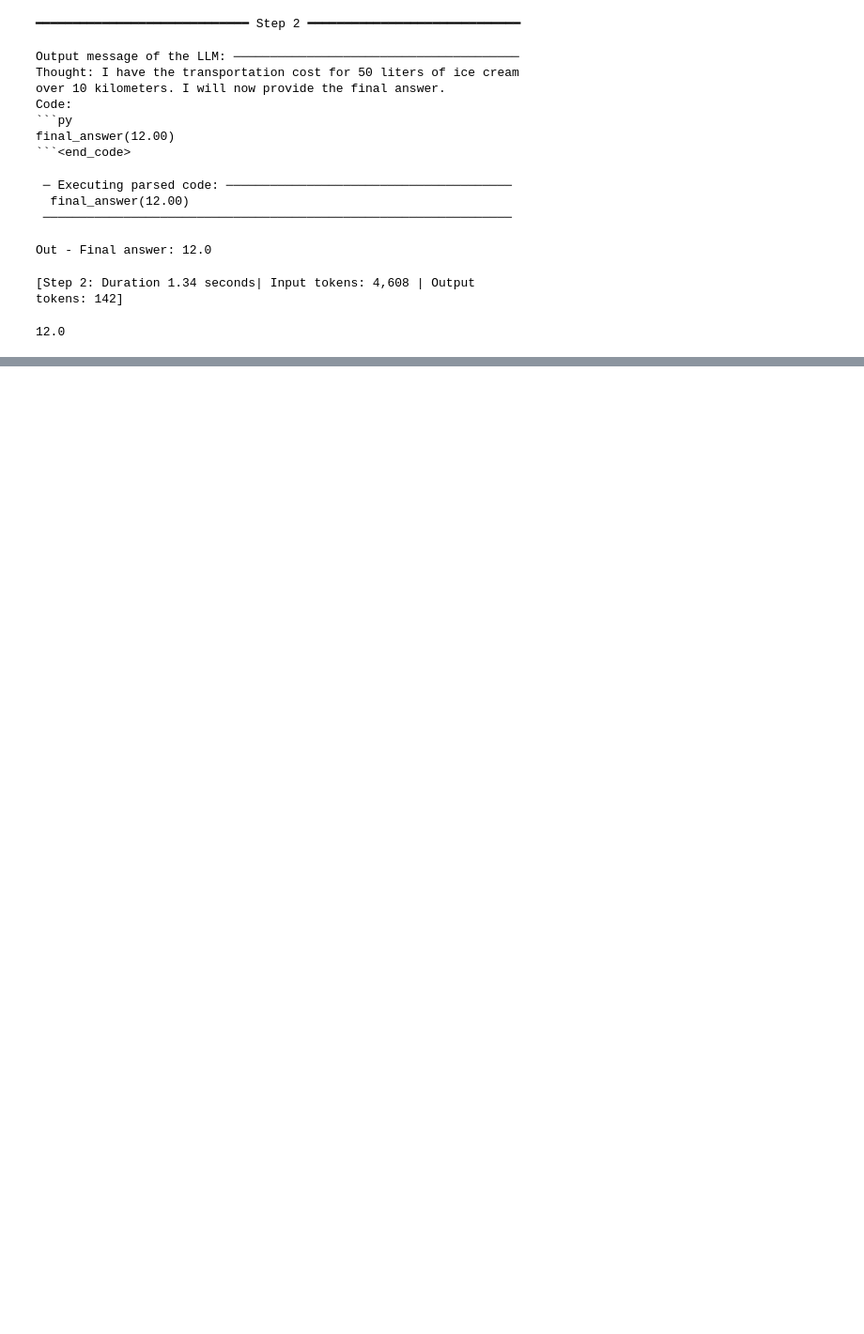
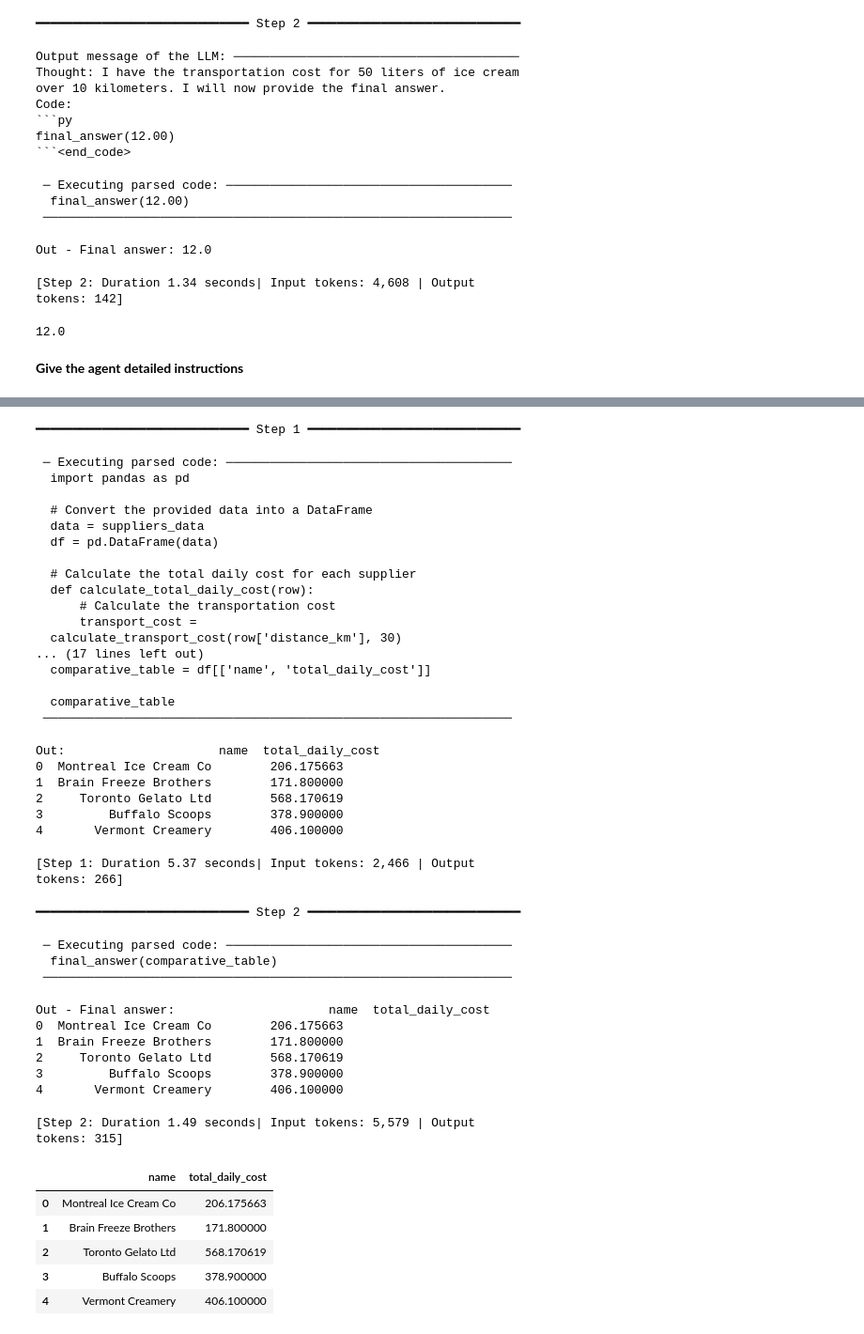
Before and after one commit to maghaeef/Code-Agents-HuggingFace, a Jupyter notebook: code_agent_ice_cream_suppliers.ipynb, the cells around one changed output, grey strips where cells are left out. Shown at 94% size. Saved outputs shown, nothing was run; the diff lists cells and outputs as text; code cells hidden in the pictures; blank space fills up the shorter version.

Commit message:
finalized the example of the ice cream truck code agent

```diff
--- a/code_agent_ice_cream_suppliers.ipynb
+++ b/code_agent_ice_cream_suppliers.ipynb
@@ -209,3 +209,18 @@ Out - Final answer: 12.0
 [Step 2: Duration 1.34 seconds| Input tokens: 4,608 | Output
 tokens: 142]
 12.0
+# %% [markdown]
+**Give the agent detailed instructions**
+# %%
+task = """Here is a dataframe of different ice cream suppliers.
+Could you give me a comparative table (as a dataframe) of the total
+daily price for getting daily ice cream delivery from each of them,
+given that we need exactly 30 liters of ice cream per day? Take
+into account transportation cost and tariffs.
+"""
+agent.logger.level = 1 # Lower verbosity level
+agent.run(
+    task,
+    additional_args={"suppliers_data": suppliers_df, "data_description": data_description},
+)
+# %% [output]
@@ -211,0 +244,44 @@ tokens: 142]
+━━━━━━━━━━━━━━━━━━━━━━━━━━━━━ Step 1 ━━━━━━━━━━━━━━━━━━━━━━━━━━━━━
+ ─ Executing parsed code: ───────────────────────────────────────
+  import pandas as pd
+
+  # Convert the provided data into a DataFrame
+  data = suppliers_data
+  df = pd.DataFrame(data)
+
+  # Calculate the total daily cost for each supplier
+  def calculate_total_daily_cost(row):
+      # Calculate the transportation cost
+      transport_cost =
+  calculate_transport_cost(row['distance_km'], 30)
+... (17 lines left out)
+  comparative_table = df[['name', 'total_daily_cost']]
+
+  comparative_table
+ ────────────────────────────────────────────────────────────────
+Out:                     name  total_daily_cost
+0  Montreal Ice Cream Co        206.175663
+1  Brain Freeze Brothers        171.800000
+2     Toronto Gelato Ltd        568.170619
+3         Buffalo Scoops        378.900000
+4       Vermont Creamery        406.100000
+[Step 1: Duration 5.37 seconds| Input tokens: 2,466 | Output
+tokens: 266]
+━━━━━━━━━━━━━━━━━━━━━━━━━━━━━ Step 2 ━━━━━━━━━━━━━━━━━━━━━━━━━━━━━
+ ─ Executing parsed code: ───────────────────────────────────────
+  final_answer(comparative_table)
+ ────────────────────────────────────────────────────────────────
+Out - Final answer:                     name  total_daily_cost
+0  Montreal Ice Cream Co        206.175663
+1  Brain Freeze Brothers        171.800000
+2     Toronto Gelato Ltd        568.170619
+3         Buffalo Scoops        378.900000
+4       Vermont Creamery        406.100000
+[Step 2: Duration 1.49 seconds| Input tokens: 5,579 | Output
+tokens: 315]
+|  | name | total_daily_cost |
+| 0 | Montreal Ice Cream Co | 206.175663 |
+| 1 | Brain Freeze Brothers | 171.800000 |
+| 2 | Toronto Gelato Ltd | 568.170619 |
+| 3 | Buffalo Scoops | 378.900000 |
+| 4 | Vermont Creamery | 406.100000 |
```
Also changed, not shown: parts of 2 cells of this notebook.
